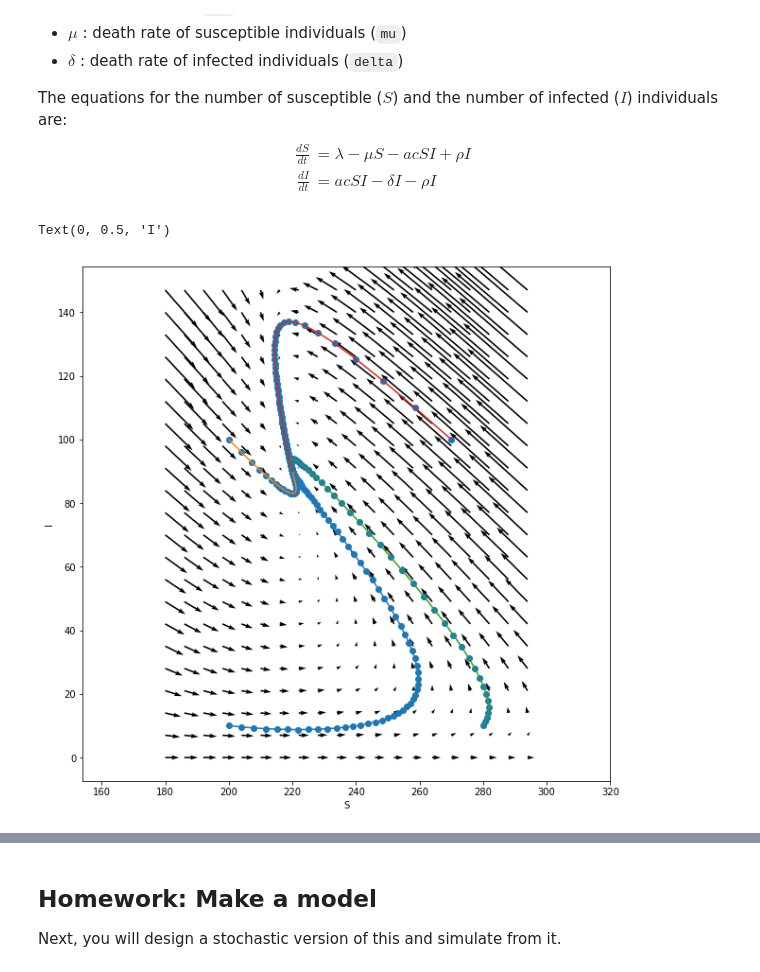
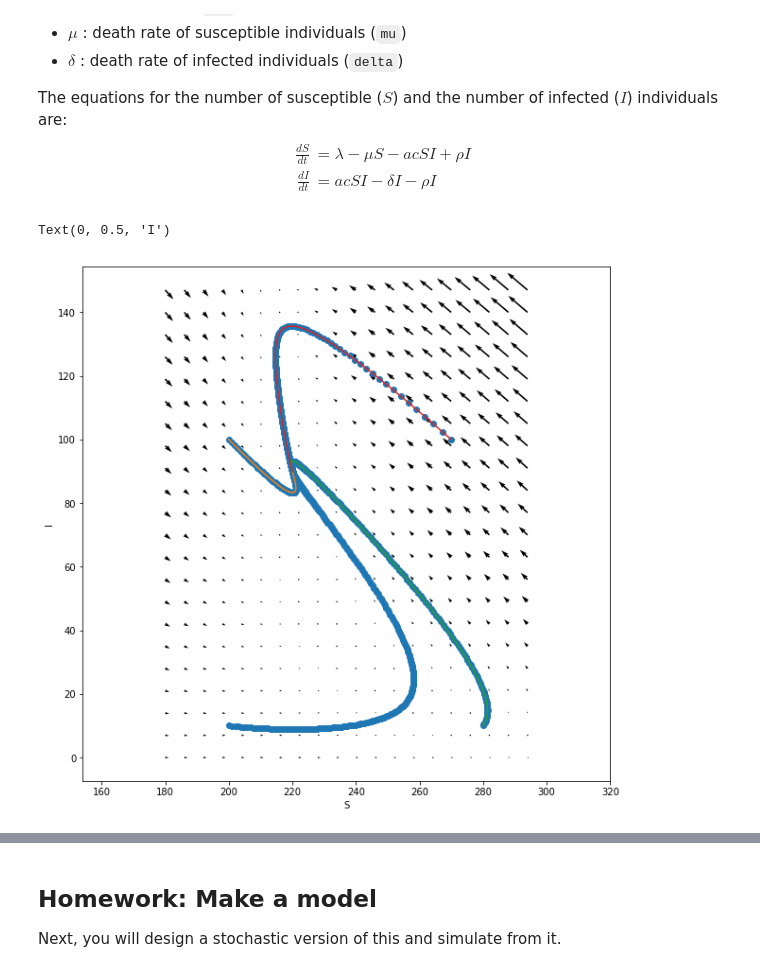
Before and after one commit to petrelharp/popbio, a Jupyter notebook: notebooks/lecture_02.ipynb, the cells around one changed output, grey strips where cells are left out. Cells and saved outputs as stored; diff of their text form; code cells hidden in the pictures.

```diff
--- a/notebooks/lecture_02.ipynb
+++ b/notebooks/lecture_02.ipynb
@@ -395,25 +395,25 @@ $$\begin{aligned}
   \frac{dI}{dt} &= a  c S I - \delta I - \rho I
 \end{aligned}$$
 # %%
-def SI_eqn(N, M, dt, theta, c, a, rho, d, delta):
-    next_N = N +  dt * (theta - d * N - a * c * N * M + rho * M)
+def SI_eqn(N, M, dt, lam, c, a, rho, mu, delta):
+    next_N = N +  dt * (lam - mu * N - a * c * N * M + rho * M)
     next_M = M + dt * (a * c * N * M - delta * M - rho * M)
     return next_N, next_M
 
-SI_args = {'dt' : 2.0, 'theta' : 4, 'c' : 0.01, 'a' : 0.1, 'rho' : 0.2, 'd' : 0.01, 'delta' : 0.02}
+SI_args = {'dt' : 0.5, 'lam' : 4, 'c' : 0.01, 'a' : 0.1, 'rho' : 0.2, 'mu' : 0.01, 'delta' : 0.02}
 
-N, M = run_sim_2d([200, 200, 280, 270], [10, 100, 10, 100], SI_eqn, 1000, dtype='float',
+tN, tM = run_sim_2d([200, 200, 280, 270], [10, 100, 10, 100], SI_eqn, 1000, dtype='float',
                **SI_args)
 
 plt.rcParams['figure.figsize'] = [10, 10]
 fig = phase_plot(SI_eqn, xlim=[180, 300], ylim=[0, 150], nx=20, ny=20,
                  **SI_args)
 ax = fig.gca()
-ax.plot(N, M)
-ax.scatter(N, M)
+ax.plot(tN, tM)
+ax.scatter(tN, tM)
 ax.axis('equal')
 plt.xlabel("S")
 plt.ylabel("I")
 # %% [output]
 Text(0, 0.5, 'I')
-[figure, old version]
+[figure, new version]
```
Also changed, not shown: parts of 8 cells of this notebook, 1 other file.
